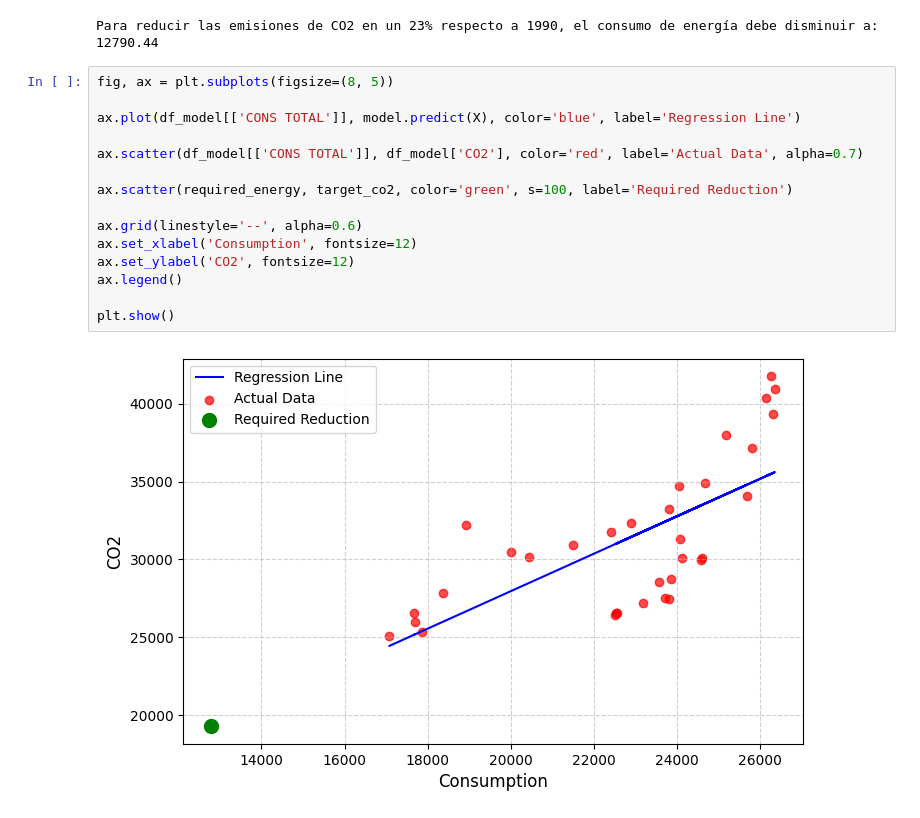
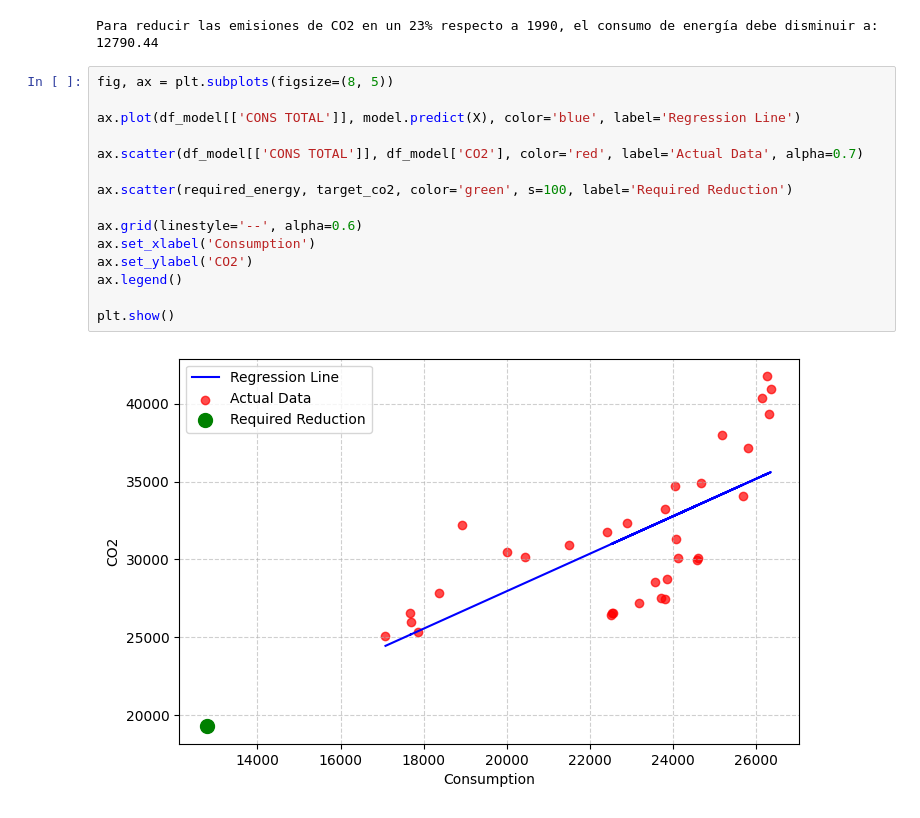
Before and after one commit to leocareer/DA_specialization, a Jupyter notebook: Sprint_10/S10_02.ipynb, the cells around one changed output. Saved outputs shown, nothing was run; the diff lists cells and outputs as text.

```diff
--- a/Sprint_10/S10_02.ipynb
+++ b/Sprint_10/S10_02.ipynb
@@ -290,17 +290,17 @@ Para reducir las emisiones de CO2 en un 23% respecto a 1990, el consumo de energ
 # %%
 fig, ax = plt.subplots(figsize=(8, 5))
 
 ax.plot(df_model[['CONS TOTAL']], model.predict(X), color='blue', label='Regression Line')
 
 ax.scatter(df_model[['CONS TOTAL']], df_model['CO2'], color='red', label='Actual Data', alpha=0.7)
 
 ax.scatter(required_energy, target_co2, color='green', s=100, label='Required Reduction')
 
 ax.grid(linestyle='--', alpha=0.6)
-ax.set_xlabel('Consumption', fontsize=12)
-ax.set_ylabel('CO2', fontsize=12)
+ax.set_xlabel('Consumption')
+ax.set_ylabel('CO2')
 ax.legend()
 
 plt.show()
 # %% [output]
-[figure, old version]
+[figure, new version]
```
Also changed, not shown: parts of 4 cells of this notebook.
